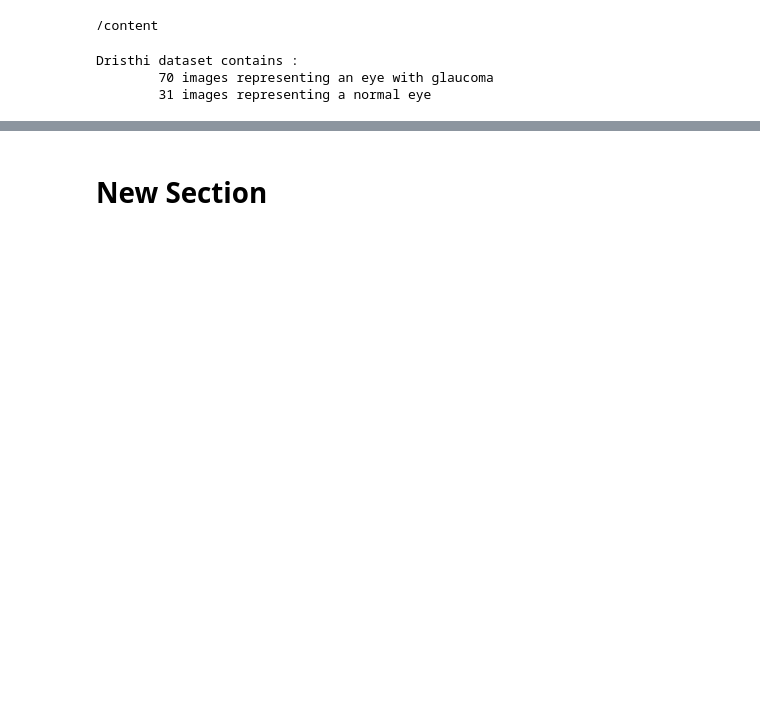
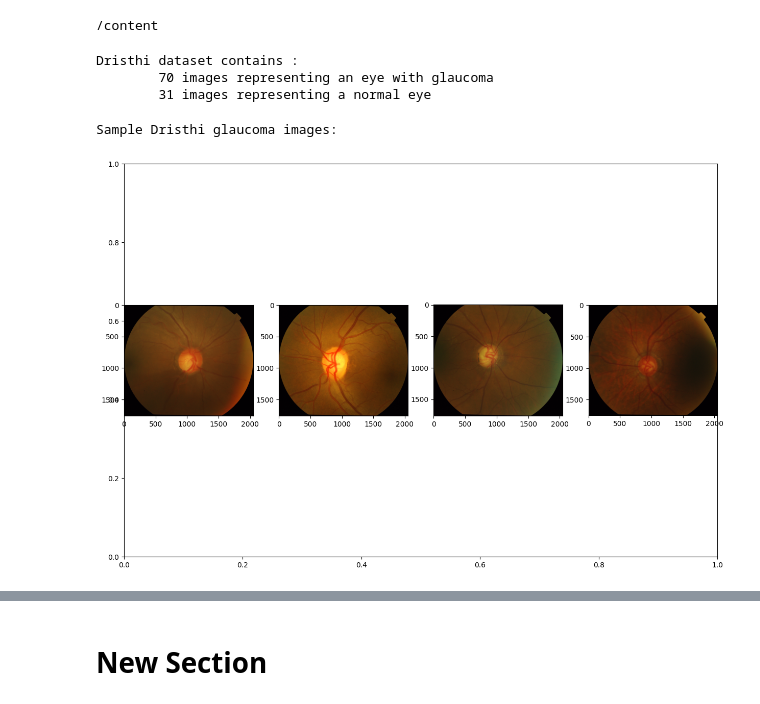
Before and after one commit to KUDUPUDIMOUNIKA/Glaucomo_Detection, a Jupyter notebook: GlaucomoDetection.ipynb, the cells around one changed output, grey strips where cells are left out. Drawn from its saved outputs; the diff is of its cells as text; code cells hidden in the pictures; blank space fills up the shorter version.

```diff
--- a/GlaucomoDetection.ipynb
+++ b/GlaucomoDetection.ipynb
@@ -44,3 +41,13 @@ print(f"\t{len(dristhi_normal_images)} images representing a normal eye")
 Dristhi dataset contains :
         70 images representing an eye with glaucoma
         31 images representing a normal eye
+# %%
+print("Sample Dristhi glaucoma images:")
+plt.subplots(figsize=(15, 10))
+for i in range(1, 5):
+    plt.subplot(1, 4, i)
+    plt.imshow(load_img(f"{os.path.join(train_glaucoma_dir, dristhi_glaucoma_images[i - 1])}"))
+plt.show()
+# %% [output]
+Sample Dristhi glaucoma images:
+[figure, added]
```
Also changed, not shown: parts of 3 cells of this notebook.
